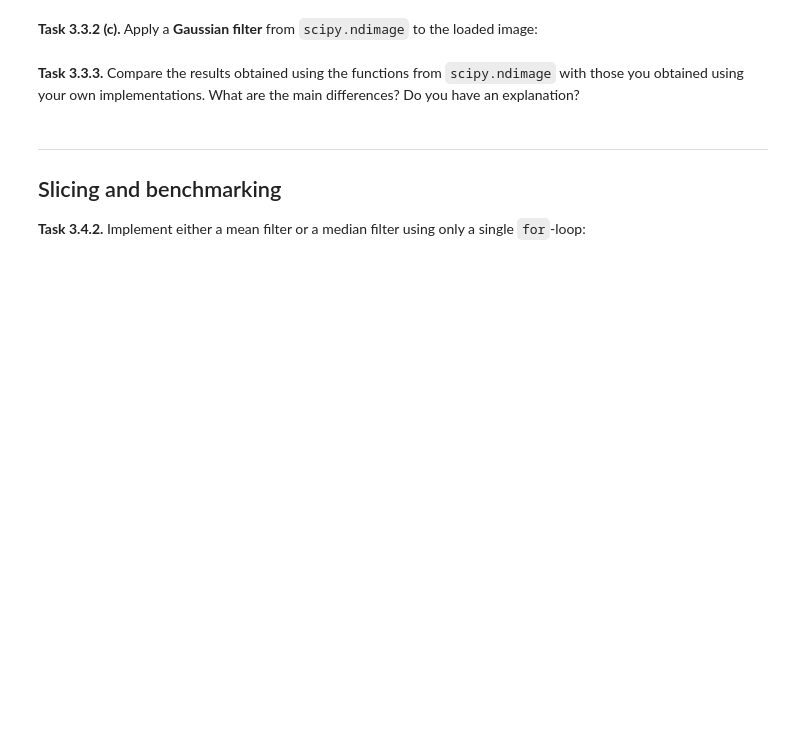
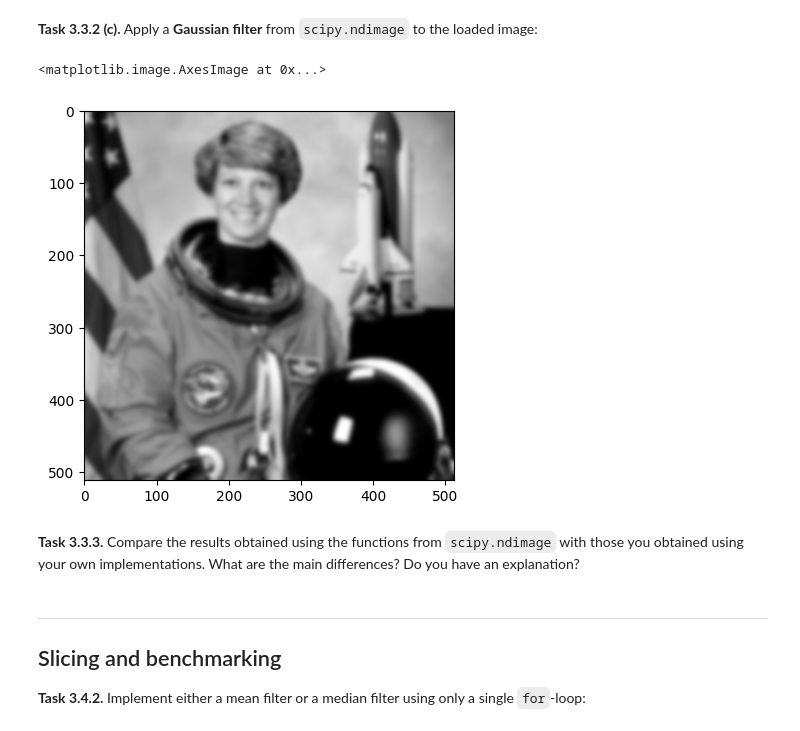
Before and after one commit to annalina2609/mobi-fs3-python, a Jupyter notebook: task3.ipynb, the cells around one changed output. Cells and saved outputs as stored; diff of their text form; code cells hidden in the pictures; blank space fills up the shorter version.

```diff
--- a/task3.ipynb
+++ b/task3.ipynb
@@ -85,5 +102,11 @@ Then, compare your result for filter size `5` with the correct result image `dat
 # %% [markdown]
 **<a id="#">Task 3.3.2 (c).</a>** Apply a **Gaussian filter** from `scipy.ndimage` to the loaded image:
+# %%
+scipy_gaussian = scipy.ndimage.gaussian_filter(img, 3)
+plt.imshow (scipy_gaussian, 'gray')
+# %% [output]
+<matplotlib.image.AxesImage at 0x...>
+[figure, added]
 # %% [markdown]
 **<a id="#">Task 3.3.3.</a>** Compare the results obtained using the functions from `scipy.ndimage` with those you obtained using your own implementations. What are the main differences? Do you have an explanation?
 # %% [markdown]
```
Also changed, not shown: parts of 8 cells of this notebook.
